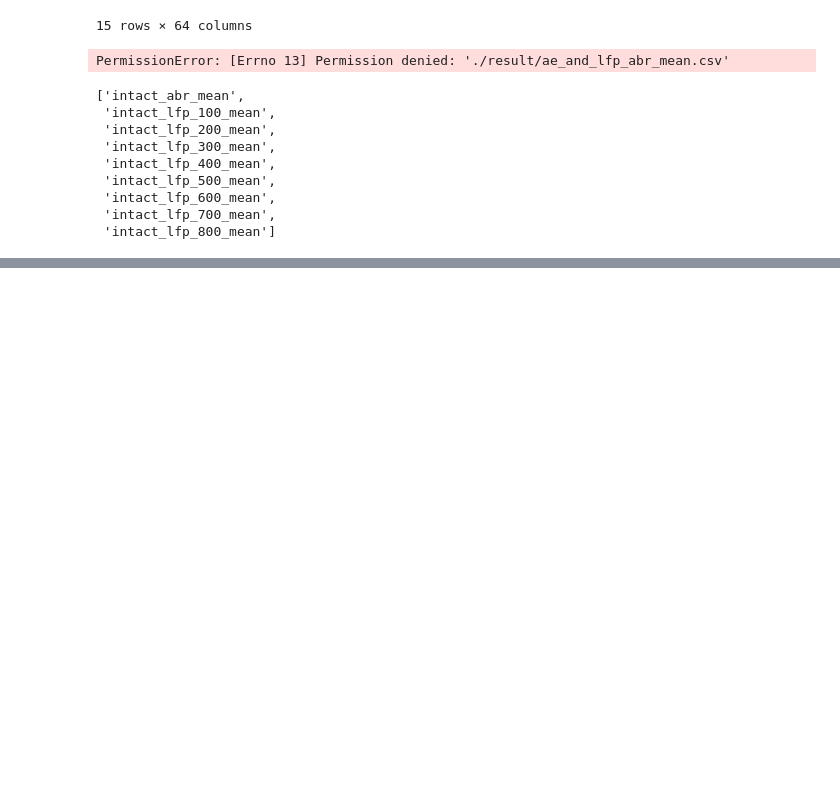
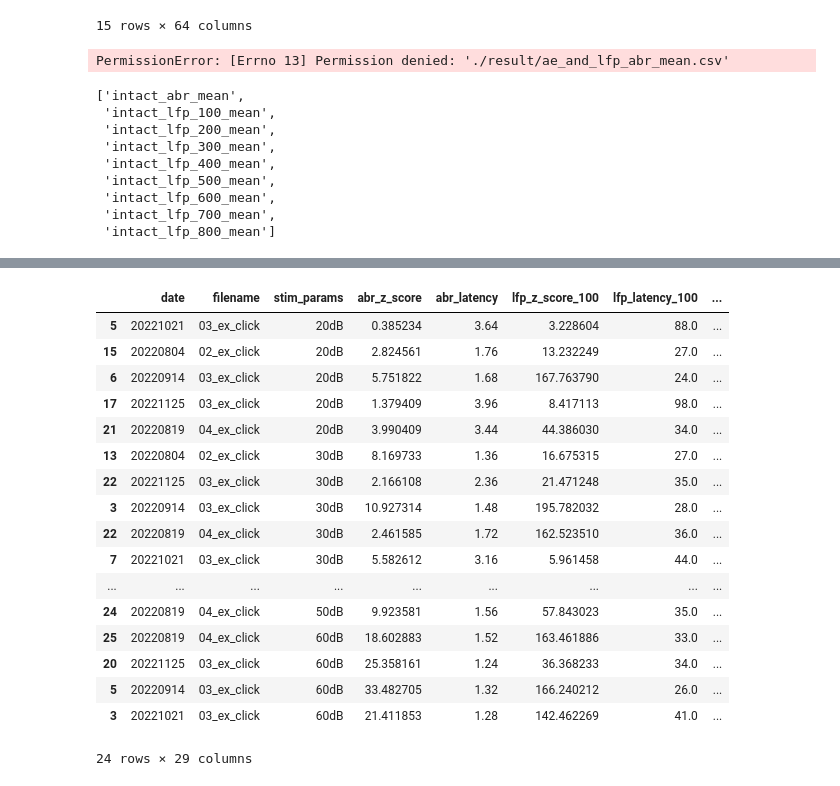
Before and after one commit to smasa1112/ABR_LFP_analysis, a Jupyter notebook: each_stim_plot.ipynb, the cells around one changed output, grey strips where cells are left out. Cells and saved outputs as stored; diff of their text form; code cells hidden in the pictures; blank space fills up the shorter version.

```diff
--- a/each_stim_plot.ipynb
+++ b/each_stim_plot.ipynb
@@ -399,0 +418,22 @@ for ae_param in ae_params:
+# %%
+alive_sound_data = alive_intact_data[alive_intact_data["stim_params"].str.contains("dB")]
+alive_sound_data
+# %% [output]
+|  | date | filename | stim_params | abr_z_score | abr_latency | lfp_z_score_100 | lfp_latency_100 | ... |
+| 5 | 20221021 | 03_ex_click | 20dB | 0.385234 | 3.64 | 3.228604 | 88.0 | ... |
+| 15 | 20220804 | 02_ex_click | 20dB | 2.824561 | 1.76 | 13.232249 | 27.0 | ... |
+| 6 | 20220914 | 03_ex_click | 20dB | 5.751822 | 1.68 | 167.763790 | 24.0 | ... |
+| 17 | 20221125 | 03_ex_click | 20dB | 1.379409 | 3.96 | 8.417113 | 98.0 | ... |
+| 21 | 20220819 | 04_ex_click | 20dB | 3.990409 | 3.44 | 44.386030 | 34.0 | ... |
+| 13 | 20220804 | 02_ex_click | 30dB | 8.169733 | 1.36 | 16.675315 | 27.0 | ... |
+| 22 | 20221125 | 03_ex_click | 30dB | 2.166108 | 2.36 | 21.471248 | 35.0 | ... |
+| 3 | 20220914 | 03_ex_click | 30dB | 10.927314 | 1.48 | 195.782032 | 28.0 | ... |
+| 22 | 20220819 | 04_ex_click | 30dB | 2.461585 | 1.72 | 162.523510 | 36.0 | ... |
+| 7 | 20221021 | 03_ex_click | 30dB | 5.582612 | 3.16 | 5.961458 | 44.0 | ... |
+| ... | ... | ... | ... | ... | ... | ... | ... | ... |
+| 24 | 20220819 | 04_ex_click | 50dB | 9.923581 | 1.56 | 57.843023 | 35.0 | ... |
+| 25 | 20220819 | 04_ex_click | 60dB | 18.602883 | 1.52 | 163.461886 | 33.0 | ... |
+| 20 | 20221125 | 03_ex_click | 60dB | 25.358161 | 1.24 | 36.368233 | 34.0 | ... |
+| 5 | 20220914 | 03_ex_click | 60dB | 33.482705 | 1.32 | 166.240212 | 26.0 | ... |
+| 3 | 20221021 | 03_ex_click | 60dB | 21.411853 | 1.28 | 142.462269 | 41.0 | ... |
+24 rows × 29 columns
```
Also changed, not shown: parts of 7 cells of this notebook.
